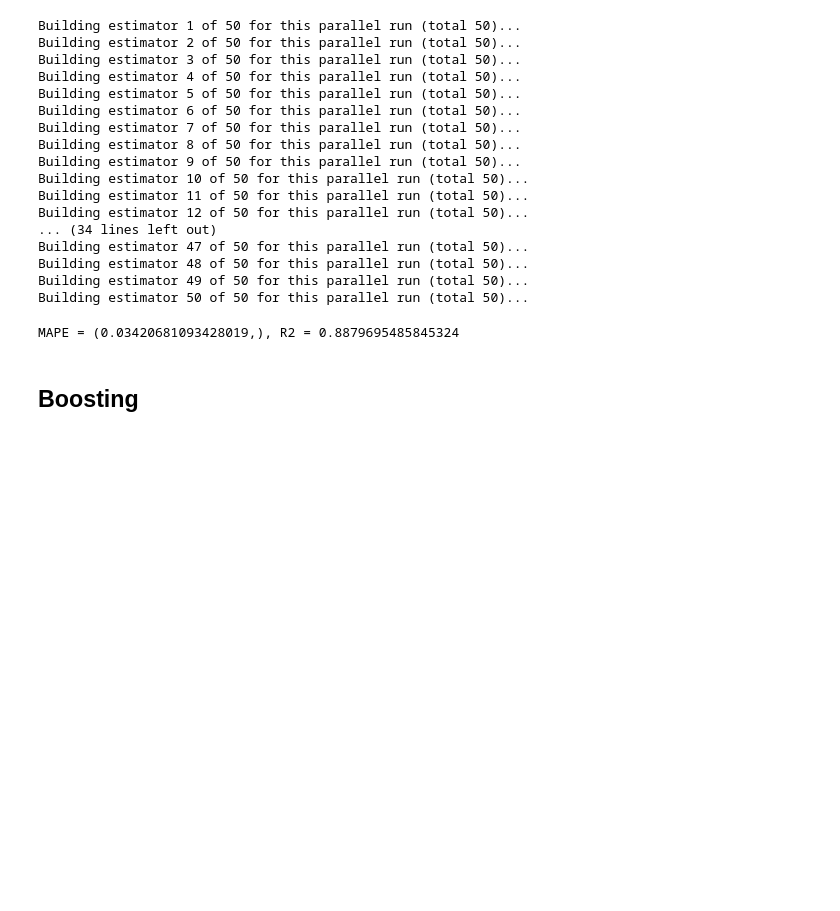
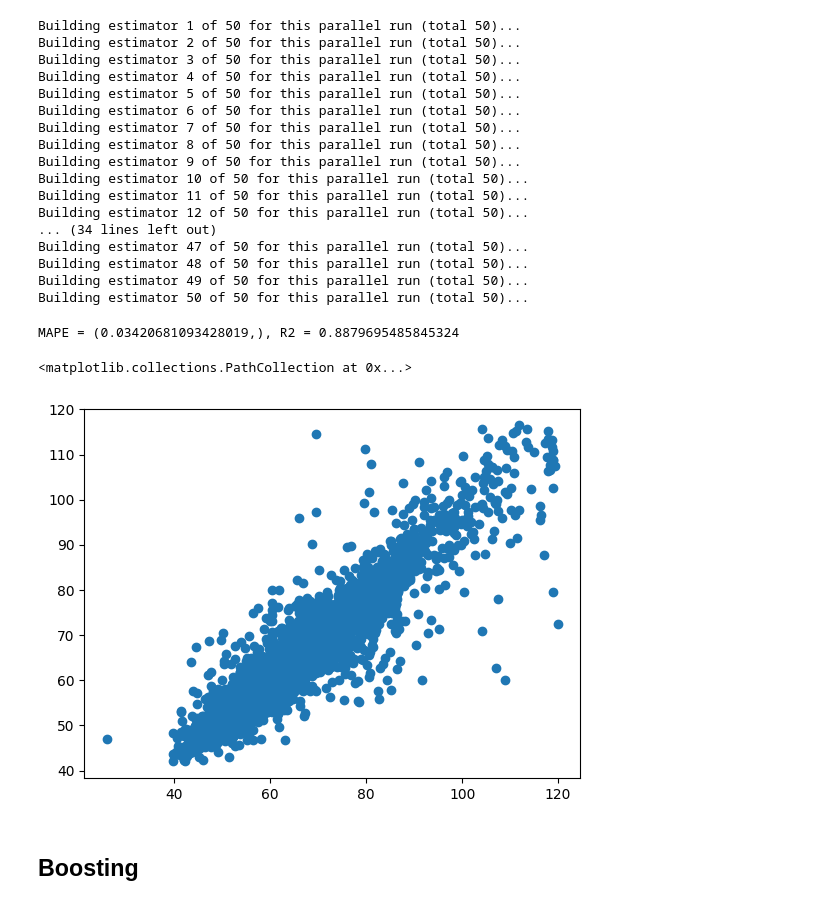
Before and after one commit to leandroneckel/aulas_data_science, a Jupyter notebook: Notebooks/Unidade 4/04_ensemble_methods.ipynb, the cells around one changed output. Drawn from its saved outputs; the diff is of its cells as text; code cells hidden in the pictures; blank space fills up the shorter version.

```diff
--- a/Notebooks/Unidade 4/04_ensemble_methods.ipynb
+++ b/Notebooks/Unidade 4/04_ensemble_methods.ipynb
@@ -54,6 +54,12 @@ r2 = r2_score(y_teste,y_prev)
 print(f'MAPE = {mape}, R2 = {r2}')
 # %% [output]
 MAPE = (0.03420681093428019,), R2 = 0.8879695485845324
+# %%
+import matplotlib.pyplot as plt
+plt.scatter(y_teste,y_prev)
+# %% [output]
+<matplotlib.collections.PathCollection at 0x...>
+[figure, added]
 # %% [markdown]
 ## Boosting
 
```
Also changed, not shown: parts of 4 cells of this notebook, 3 other files.
